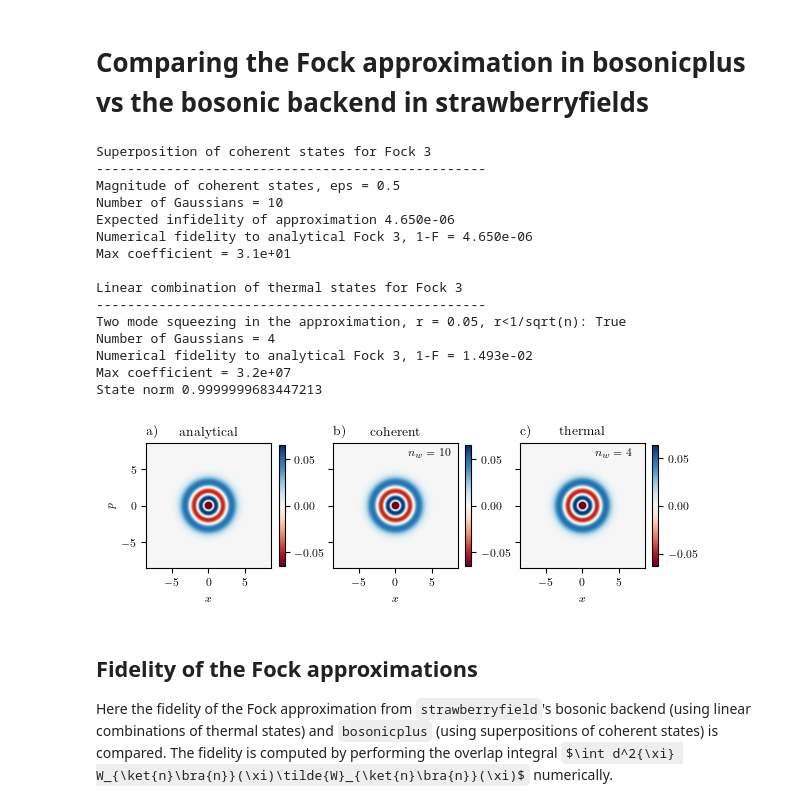
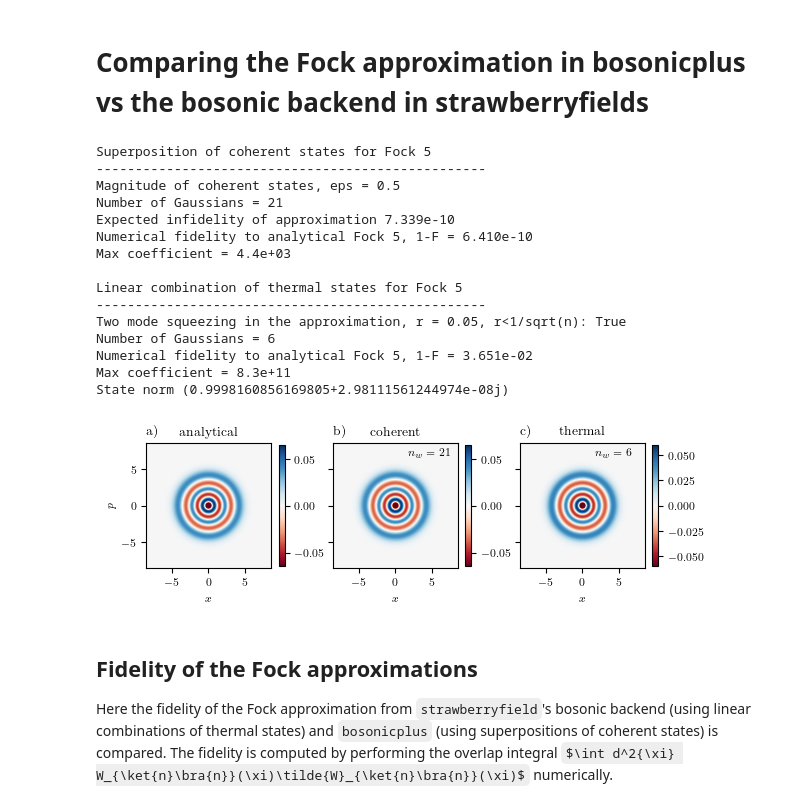
Before and after one commit to qpit/lcg_plus, a Jupyter notebook: demos_final/Fock_approximation.ipynb, the cells around one changed output. Saved outputs shown, nothing was run; the diff lists cells and outputs as text; code cells hidden in the pictures; some formulas as TeX source.

```diff
--- a/demos_final/Fock_approximation.ipynb
+++ b/demos_final/Fock_approximation.ipynb
@@ -34,7 +34,7 @@ fig_kwargs = {'dpi':800, 'bbox_inches': 'tight'}
 # %%
 hbar=2
 #Settings
-N = 3
+N = 5
 epsilon = 0.5
 r = 0.05
 
@@ -76,44 +76,44 @@ print('Max coefficient = {:.1e}'.format(np.abs(np.max(th.weights))))
 print(f'State norm {th.norm}')
 
 fig, axes = plt.subplots(1,3, figsize = (2*colwidth, 0.56*colwidth), sharey=True, sharex=True )
 
 plot_wig(W.real, x, x, ax = axes[1])
 axes[1].set_title('b)', loc='left')
 axes[1].set_title('coherent')
 axes[1].set_ylabel('')
 axes[1].text(0.6,0.9,rf'$n_w={len(state.log_weights)}$',transform=axes[1].transAxes)
 
 
 plot_wig(W_fock.real, x ,x, ax = axes[0])
 axes[0].set_title(f'a)', loc = 'left')
 axes[0].set_title('analytical')
 
 plot_wig(W_th.real, x, x, ax = axes[2])
 axes[2].set_title('c)', loc = 'left')
 axes[2].set_title('thermal')
 axes[2].set_ylabel('')
 axes[2].text(0.6,0.9,rf'$n_w={len(th.log_weights)}$',transform=axes[2].transAxes)
 
 #plt.savefig(f'figspaper/linear_comb_gaussians/fock_{N}_wigners.pdf',**fig_kwargs)
 
 plt.show()
 # %% [output]
-Superposition of coherent states for Fock 3
+Superposition of coherent states for Fock 5
 --------------------------------------------------
 Magnitude of coherent states, eps = 0.5
-Number of Gaussians = 10
-Expected infidelity of approximation 4.650e-06
-Numerical fidelity to analytical Fock 3, 1-F = 4.650e-06
-Max coefficient = 3.1e+01
+Number of Gaussians = 21
+Expected infidelity of approximation 7.339e-10
+Numerical fidelity to analytical Fock 5, 1-F = 6.410e-10
+Max coefficient = 4.4e+03
 
-Linear combination of thermal states for Fock 3
+Linear combination of thermal states for Fock 5
 --------------------------------------------------
 Two mode squeezing in the approximation, r = 0.05, r<1/sqrt(n): True
-Number of Gaussians = 4
-Numerical fidelity to analytical Fock 3, 1-F = 1.493e-02
-Max coefficient = 3.2e+07
-State norm 0.9999999683447213
+Number of Gaussians = 6
+Numerical fidelity to analytical Fock 5, 1-F = 3.651e-02
+Max coefficient = 8.3e+11
+State norm (0.9998160856169805+2.98111561244974e-08j)
-[figure, old version]
+[figure, new version]
 # %% [markdown]
 ## Fidelity of the Fock approximations
 Here the fidelity of the Fock approximation from `strawberryfield`'s bosonic backend (using linear combinations of thermal states) and `bosonicplus` (using superpositions of coherent states) is compared. The fidelity is computed by performing the overlap integral $\int d^2{\xi} W_{\ket{n}\bra{n}}(\xi)\tilde{W}_{\ket{n}\bra{n}}(\xi)$ numerically.
```
Also changed, not shown: 3 other files.
